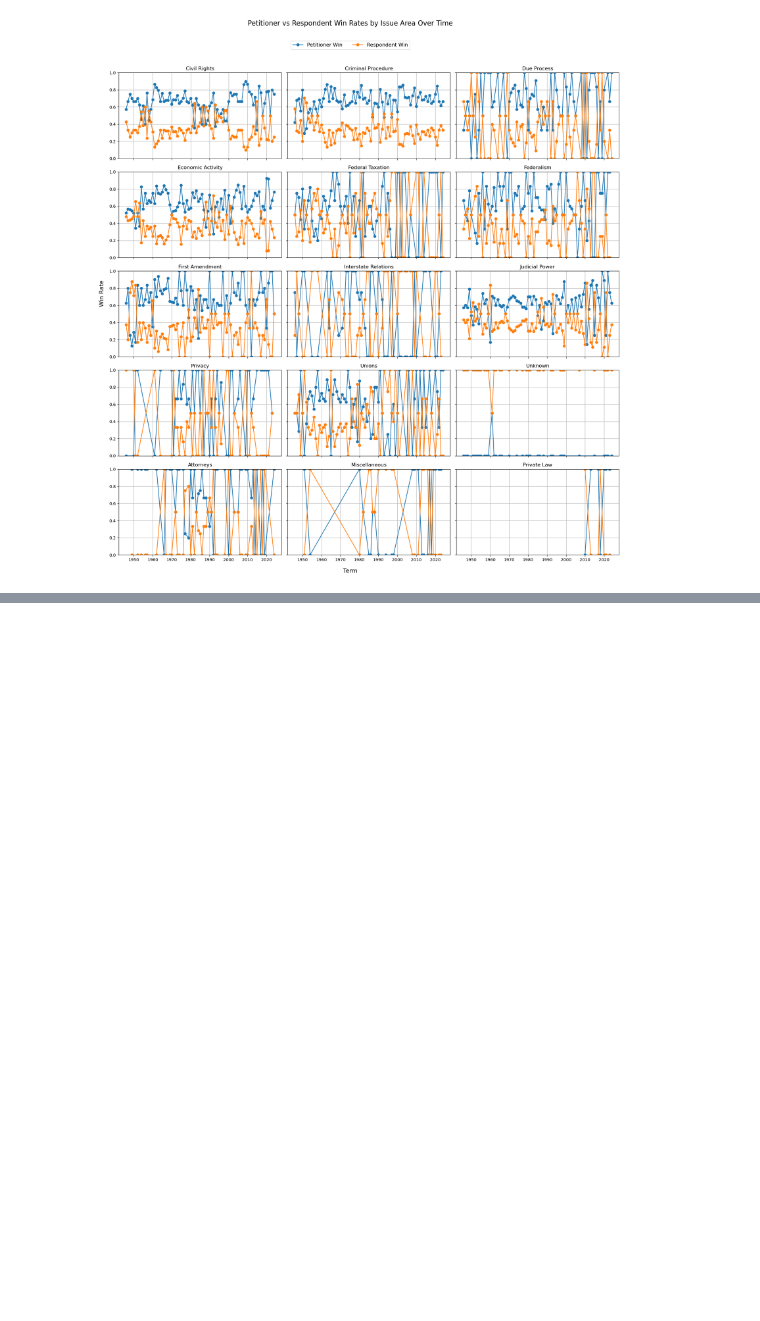
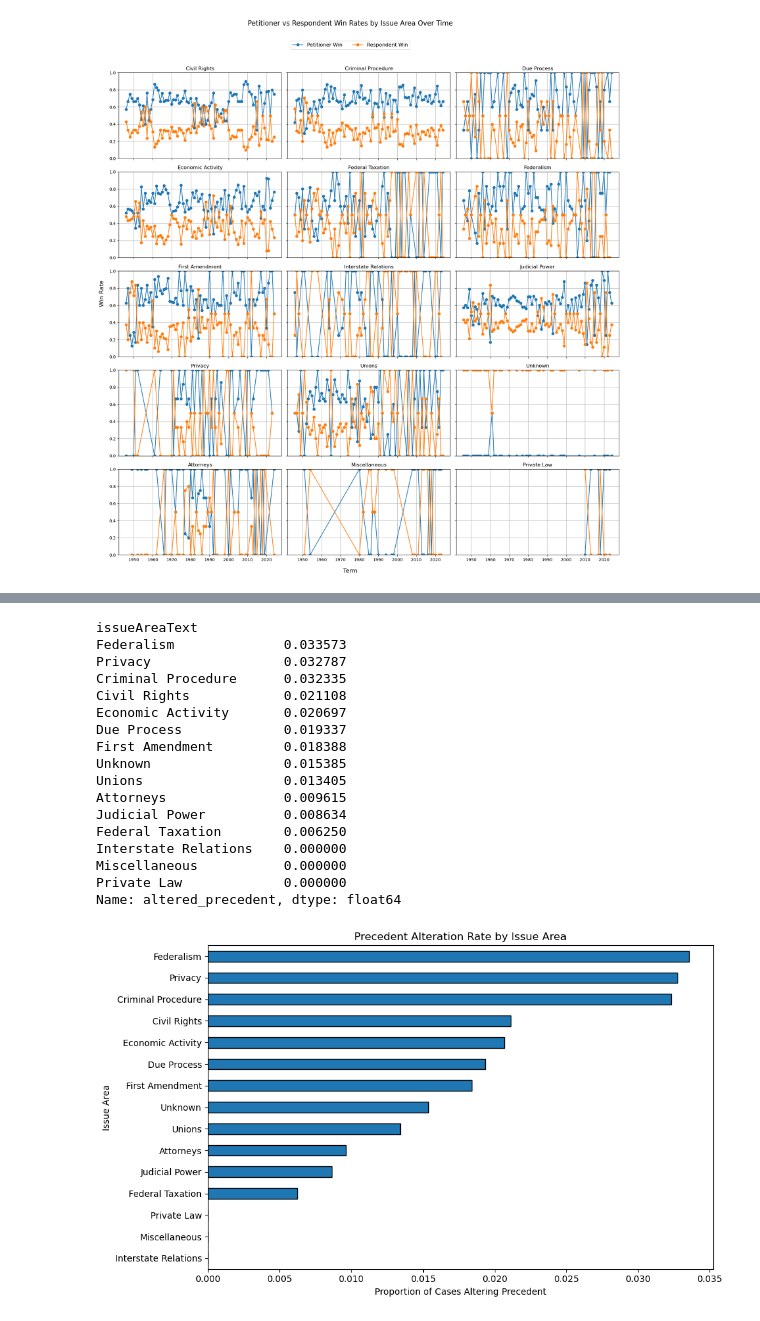
Before and after one commit to zs-zhuang/Supreme-Court-Case-Analytics, a Jupyter notebook: notebooks/case_decision_trend.ipynb, the cells around one changed output, grey strips where cells are left out. Drawn from its saved outputs; the diff is of its cells as text; code cells hidden in the pictures; blank space fills up the shorter version.

```diff
--- a/notebooks/case_decision_trend.ipynb
+++ b/notebooks/case_decision_trend.ipynb
@@ -746,0 +782,45 @@ plt.show()
+# %%
+# Which issue areas see the most precedent alteration?
+
+df["issueAreaText"] = df["issueArea"].map(ISSUE_AREA_MAP).fillna("Unknown")
+
+issue_rates = (
+    df.groupby("issueAreaText")["altered_precedent"]
+      .mean()
+      .sort_values(ascending=False)
+)
+
+print(issue_rates)
+
+plt.figure(figsize=(10, 6))
+
+issue_rates.sort_values().plot(
+    kind="barh",
+    edgecolor="black"
+)
+
+plt.xlabel("Proportion of Cases Altering Precedent")
+plt.ylabel("Issue Area")
+plt.title("Precedent Alteration Rate by Issue Area")
+plt.tight_layout()
+plt.savefig('../results/frequency_alter_precedent_by_IssueArea.jpg', format='jpg', dpi=300)
+plt.show()
+# %% [output]
+issueAreaText
+Federalism              0.033573
+Privacy                 0.032787
+Criminal Procedure      0.032335
+Civil Rights            0.021108
+Economic Activity       0.020697
+Due Process             0.019337
+First Amendment         0.018388
+Unknown                 0.015385
+Unions                  0.013405
+Attorneys               0.009615
+Judicial Power          0.008634
+Federal Taxation        0.006250
+Interstate Relations    0.000000
+Miscellaneous           0.000000
+Private Law             0.000000
+Name: altered_precedent, dtype: float64
+[figure, added]
```
Also changed, not shown: parts of 5 cells of this notebook, 3 other files.
